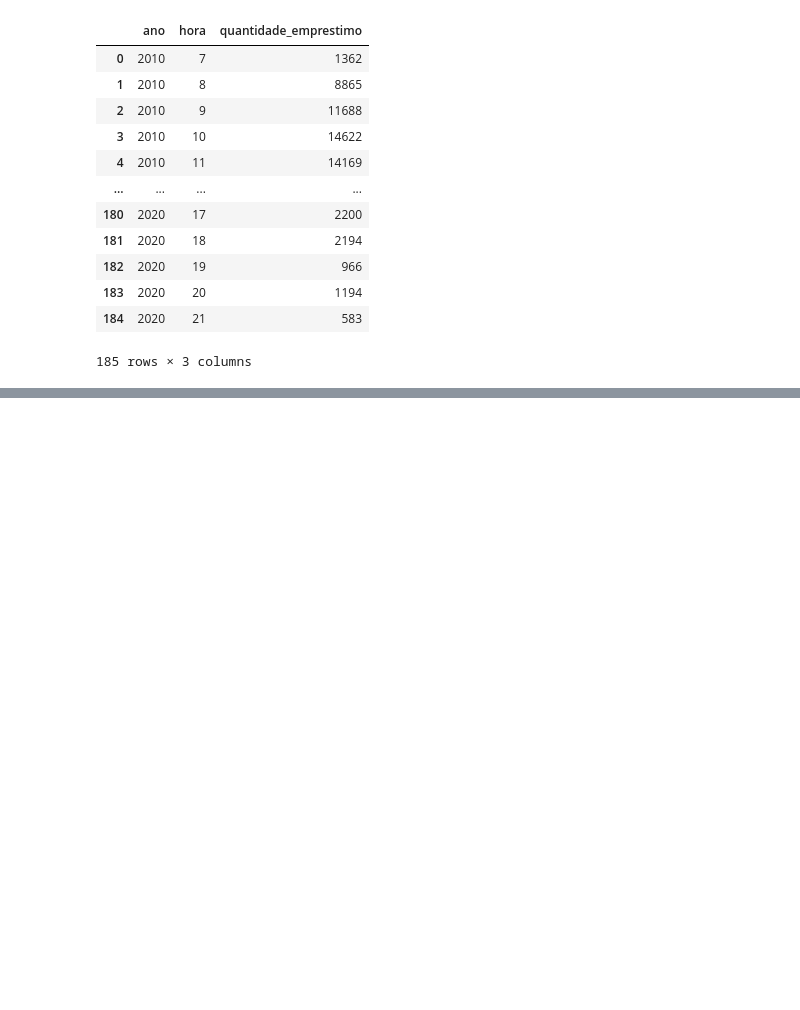
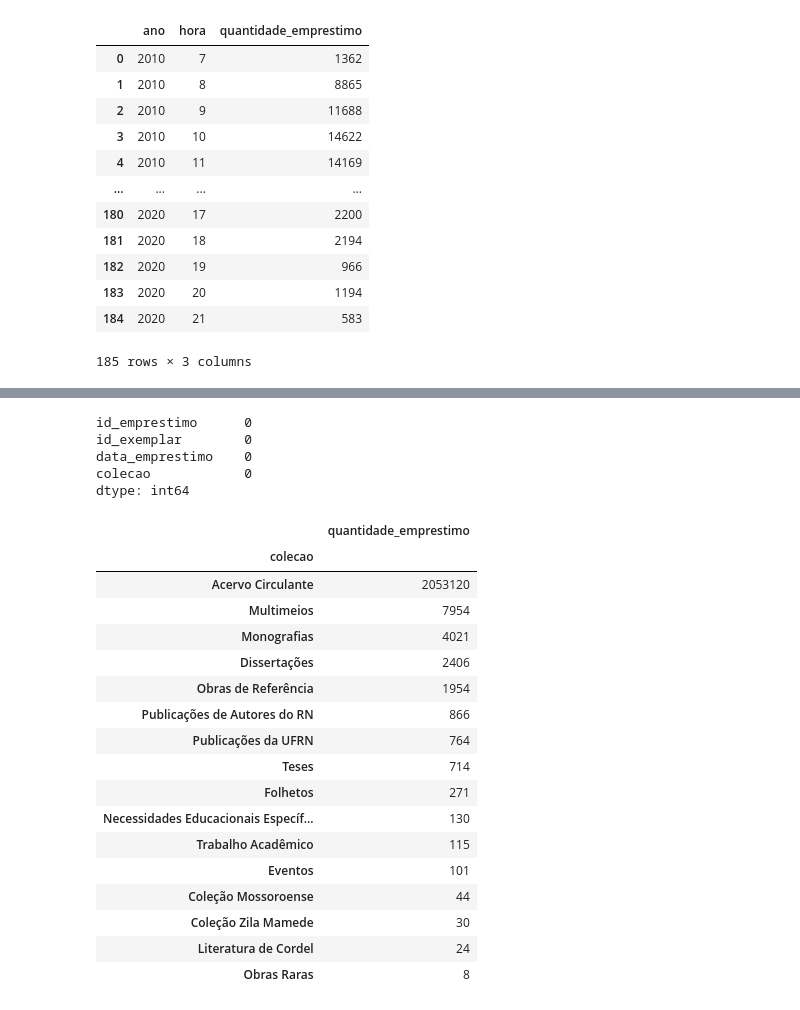
Before and after one commit to LuizHB23/7DaysOfCode-Pandas, a Jupyter notebook: main.ipynb, the cells around one changed output, grey strips where cells are left out. Saved outputs shown, nothing was run; the diff lists cells and outputs as text; code cells hidden in the pictures; blank space fills up the shorter version.

```diff
--- a/main.ipynb
+++ b/main.ipynb
@@ -493,0 +687,38 @@ for i in range(5):
+# %%
+colunas_retirar = colecoes_emprestadas.columns
+colecoes_emprestadas.drop(columns=[col for col in colunas_retirar if col not in ['id_emprestimo', 'id_exemplar', 'data_emprestimo', 'colecao']], inplace=True)
+colecoes_emprestadas.dropna(inplace=True)
+colecoes_emprestadas.reset_index(drop=True, inplace=True)
+colecoes_emprestadas.isna().sum()
+# %% [output]
+id_emprestimo      0
+id_exemplar        0
+data_emprestimo    0
+colecao            0
+dtype: int64
+# %%
+colecoes_emprestadas.drop(columns=['id_emprestimo','id_exemplar'], inplace=True)
+colecoes_emprestadas['data_emprestimo'] = [1 for _ in colecoes_emprestadas['data_emprestimo']]
+colecoes_emprestadas.rename(columns={'data_emprestimo':'quantidade_emprestimo'}, inplace=True)
+colecoes_emprestadas = colecoes_emprestadas.groupby('colecao').sum()
+colecoes_emprestadas.sort_values('quantidade_emprestimo',ascending=False,inplace=True)
+colecoes_emprestadas
+# %% [output]
+|  | quantidade_emprestimo |
+| colecao |  |
+| Acervo Circulante | 2053120 |
+| Multimeios | 7954 |
+| Monografias | 4021 |
+| Dissertações | 2406 |
+| Obras de Referência | 1954 |
+| Publicações de Autores do RN | 866 |
+| Publicações da UFRN | 764 |
+| Teses | 714 |
+| Folhetos | 271 |
+| Necessidades Educacionais Específ... | 130 |
+| Trabalho Acadêmico | 115 |
+| Eventos | 101 |
+| Coleção Mossoroense | 44 |
+| Coleção Zila Mamede | 30 |
+| Literatura de Cordel | 24 |
+| Obras Raras | 8 |
```
Also changed, not shown: parts of 30 cells of this notebook.
